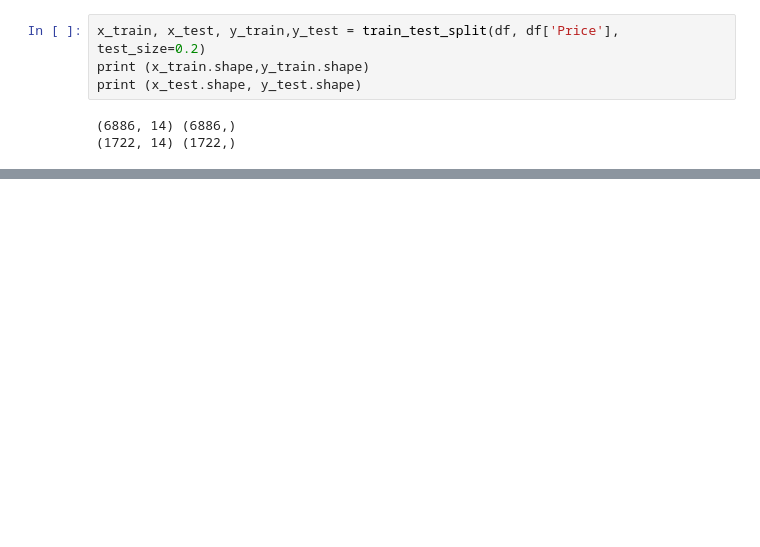
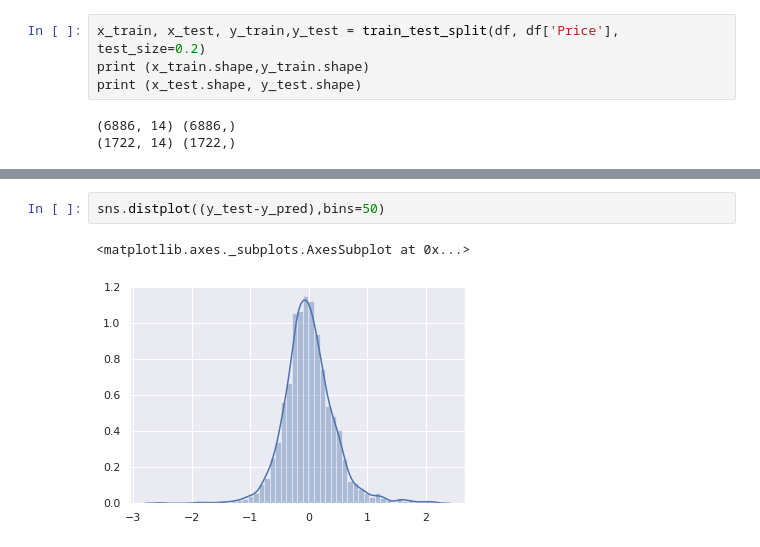
Before and after one commit to Rakshita123-coder/MachineLearningProject, a Jupyter notebook: Untitled8.ipynb, the cells around one changed output, grey strips where cells are left out. Drawn from its saved outputs; the diff is of its cells as text; blank space fills up the shorter version.

```diff
--- a/Untitled8.ipynb
+++ b/Untitled8.ipynb
@@ -336,0 +399,5 @@ print (x_test.shape, y_test.shape)
+# %%
+sns.distplot((y_test-y_pred),bins=50)
+# %% [output]
+<matplotlib.axes._subplots.AxesSubplot at 0x...>
+[figure, added]
```
Also changed, not shown: parts of 19 cells of this notebook.
